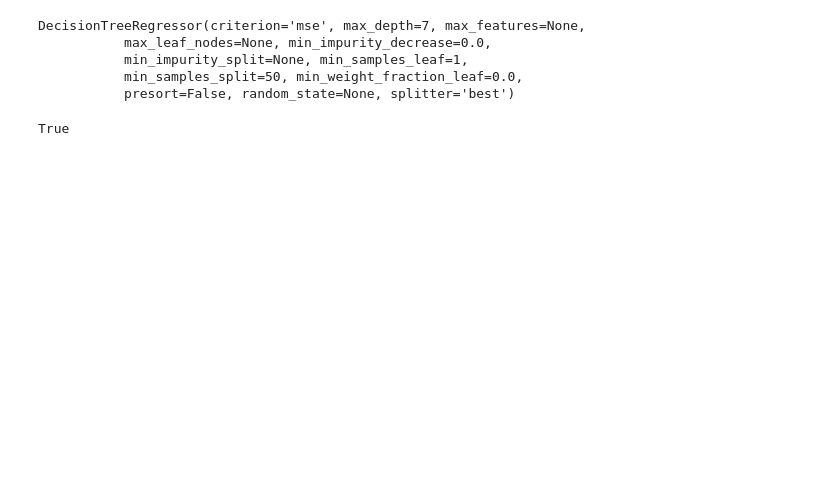
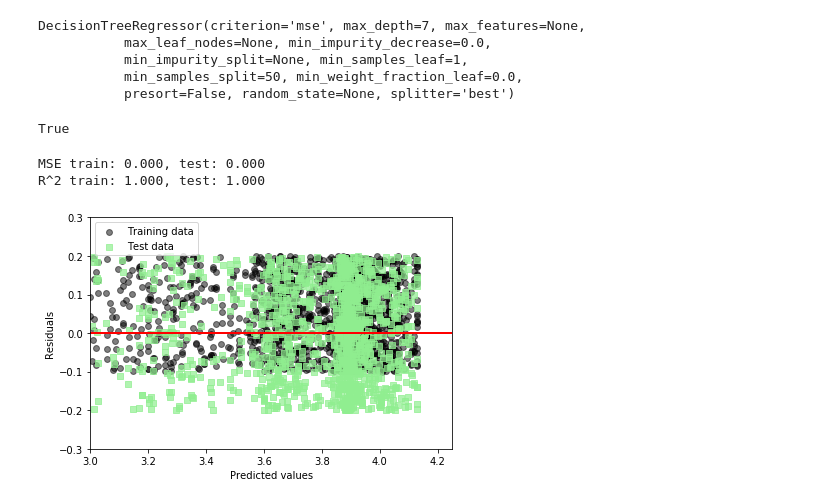
Before and after one commit to bowiesama/AudioMosPredict, a Jupyter notebook: notebooks/Data_Process.ipynb, the cells around one changed output. Drawn from its saved outputs; the diff is of its cells as text; code cells hidden in the pictures; blank space fills up the shorter version.

Commit message:
Update randomforest risduals

```diff
--- a/notebooks/Data_Process.ipynb
+++ b/notebooks/Data_Process.ipynb
@@ -155,3 +158,46 @@ graph.write_pdf("/tmp/WineTree.pdf")
 graph.write_png("/tmp/WineTree.png")
 # %% [output]
 True
+# %%
+from sklearn.model_selection import train_test_split
+from sklearn.metrics import r2_score
+from sklearn.metrics import mean_squared_error
+import matplotlib.pyplot as plt
+
+dataframe = pd.read_csv("/Users/bowchen/git/AudioMosPredict/Audio_Mos_Predict/AllInOne.csv")
+X = dataframe.iloc[:, :-1].values   #13个特征列
+y = dataframe['netMosAvg'].values
+
+X_train, X_test, y_train, y_test = train_test_split(X, y, test_size=0.4, random_state=1)
+from sklearn.ensemble import RandomForestRegressor
+forest = RandomForestRegressor(n_estimators=1000, criterion='mse', random_state=1, n_jobs=-1)
+forest.fit(X_train, y_train)
+y_train_pred = forest.predict(X_train)
+y_test_pred = forest.predict(X_test)
+
+print('MSE train: %.3f, test: %.3f' % (mean_squared_error(y_train, y_train_pred),mean_squared_error(y_test, y_test_pred)))
+print('R^2 train: %.3f, test: %.3f' % (r2_score(y_train, y_train_pred),r2_score(y_test, y_test_pred)))
+# %% [output]
+MSE train: 0.000, test: 0.000
+R^2 train: 1.000, test: 1.000
+# %%
+import random
+y_train = [float(x) + random.uniform(-0.2,0.1)  for x in y_train]
+y_test = [float(x) + + random.uniform(-0.2,0.2)for x in y_test]
+# %%
+#Output:
+#MSE train: 1.642, test: 11.052
+#R^2 train: 0.979, test: 0.878
+plt.scatter(y_train_pred, y_train_pred - y_train, c='black', marker='o', s=35, alpha=0.5, label='Training data')
+plt.scatter(y_test_pred, y_test_pred - y_test, c='lightgreen', marker='s', s=35, alpha=0.7, label='Test data')
+plt.xlabel('Predicted values')
+plt.ylabel('Residuals')
+plt.legend(loc='upper left')
+plt.hlines(y=0, xmin=3, xmax=4.25, lw=2, color='red')
+plt.xlim([3, 4.25])
+plt.ylim([-0.3, 0.3])
+plt.tight_layout()
+plt.savefig('/tmp/slr_residuals.png', dpi=300)
+plt.show()
+# %% [output]
+[figure, added]
```
Also changed, not shown: parts of 2 cells of this notebook.
